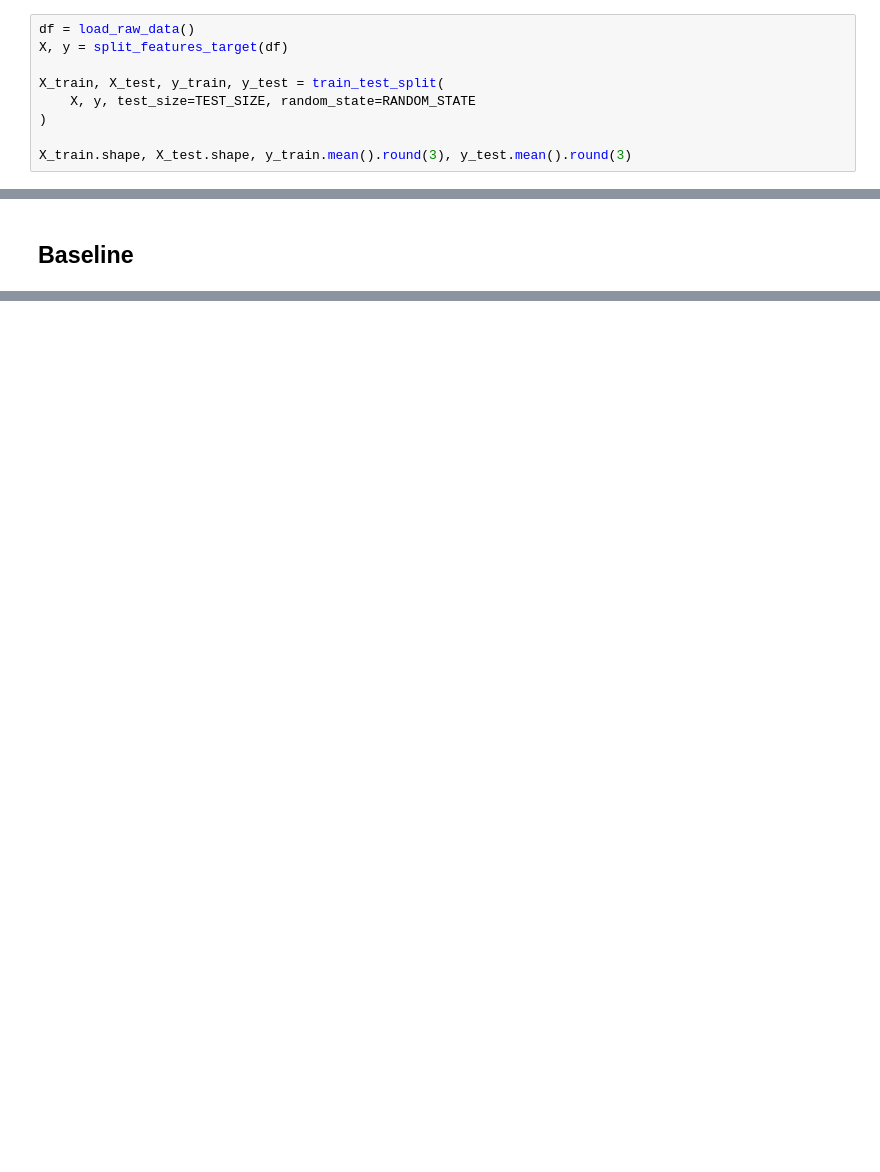
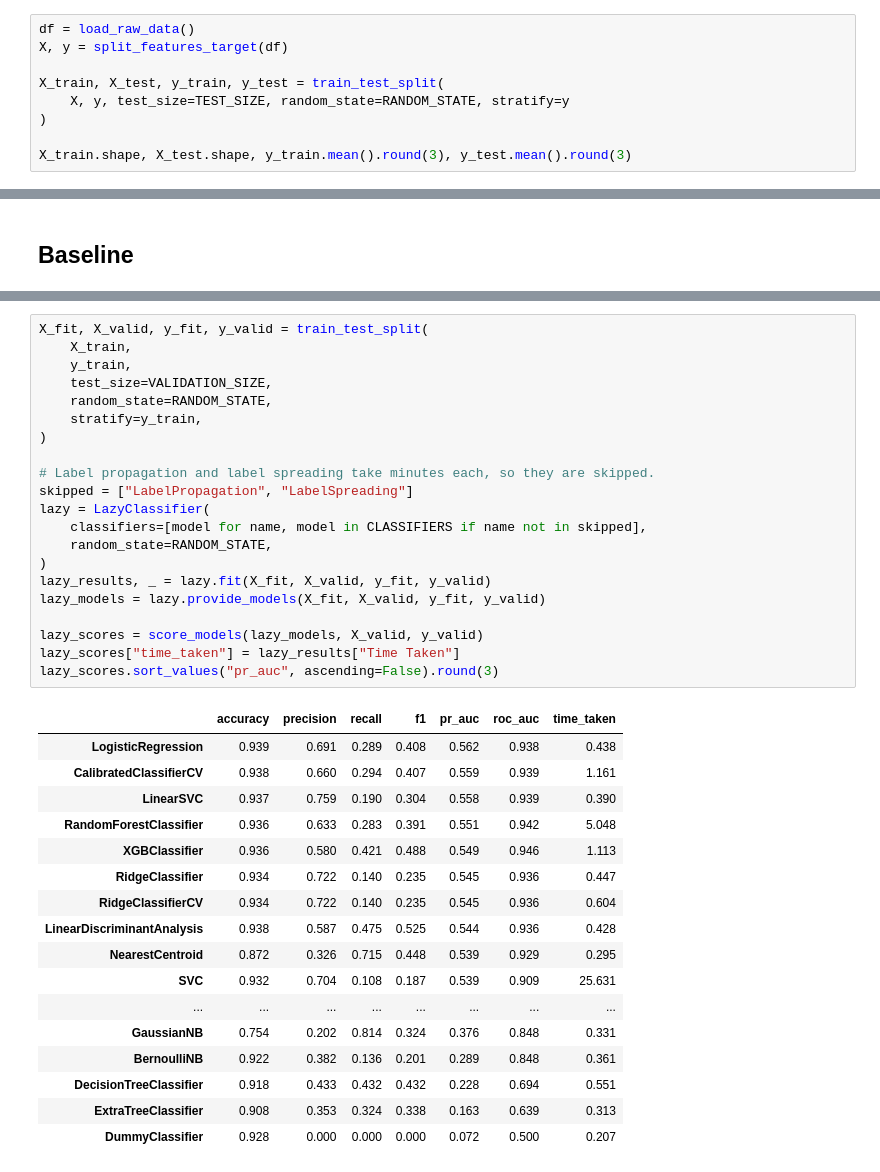
Before and after one commit to roshanbytes/term-deposit-subscription-prediction, a Jupyter notebook: notebooks/modeling/01_model_development.ipynb, the cells around one changed output, grey strips where cells are left out. Saved outputs shown, nothing was run; the diff lists cells and outputs as text; blank space fills up the shorter version.

```diff
--- a/notebooks/modeling/01_model_development.ipynb
+++ b/notebooks/modeling/01_model_development.ipynb
@@ -26,7 +49,7 @@ df = load_raw_data()
 X, y = split_features_target(df)
 
 X_train, X_test, y_train, y_test = train_test_split(
-    X, y, test_size=TEST_SIZE, random_state=RANDOM_STATE
+    X, y, test_size=TEST_SIZE, random_state=RANDOM_STATE, stratify=y
 )
 
 X_train.shape, X_test.shape, y_train.mean().round(3), y_test.mean().round(3)
@@ -62,0 +116,39 @@ Always predicting "no" scores 92.8% accuracy, above the 81% target, and finds ze
+# %%
+X_fit, X_valid, y_fit, y_valid = train_test_split(
+    X_train,
+    y_train,
+    test_size=VALIDATION_SIZE,
+    random_state=RANDOM_STATE,
+    stratify=y_train,
+)
+
+# Label propagation and label spreading take minutes each, so they are skipped.
+skipped = ["LabelPropagation", "LabelSpreading"]
+lazy = LazyClassifier(
+    classifiers=[model for name, model in CLASSIFIERS if name not in skipped],
+    random_state=RANDOM_STATE,
+)
+lazy_results, _ = lazy.fit(X_fit, X_valid, y_fit, y_valid)
+lazy_models = lazy.provide_models(X_fit, X_valid, y_fit, y_valid)
+
+lazy_scores = score_models(lazy_models, X_valid, y_valid)
+lazy_scores["time_taken"] = lazy_results["Time Taken"]
+lazy_scores.sort_values("pr_auc", ascending=False).round(3)
+# %% [output]
+|  | accuracy | precision | recall | f1 | pr_auc | roc_auc | time_taken |
+| LogisticRegression | 0.939 | 0.691 | 0.289 | 0.408 | 0.562 | 0.938 | 0.438 |
+| CalibratedClassifierCV | 0.938 | 0.660 | 0.294 | 0.407 | 0.559 | 0.939 | 1.161 |
+| LinearSVC | 0.937 | 0.759 | 0.190 | 0.304 | 0.558 | 0.939 | 0.390 |
+| RandomForestClassifier | 0.936 | 0.633 | 0.283 | 0.391 | 0.551 | 0.942 | 5.048 |
+| XGBClassifier | 0.936 | 0.580 | 0.421 | 0.488 | 0.549 | 0.946 | 1.113 |
+| RidgeClassifier | 0.934 | 0.722 | 0.140 | 0.235 | 0.545 | 0.936 | 0.447 |
+| RidgeClassifierCV | 0.934 | 0.722 | 0.140 | 0.235 | 0.545 | 0.936 | 0.604 |
+| LinearDiscriminantAnalysis | 0.938 | 0.587 | 0.475 | 0.525 | 0.544 | 0.936 | 0.428 |
+| NearestCentroid | 0.872 | 0.326 | 0.715 | 0.448 | 0.539 | 0.929 | 0.295 |
+| SVC | 0.932 | 0.704 | 0.108 | 0.187 | 0.539 | 0.909 | 25.631 |
+| ... | ... | ... | ... | ... | ... | ... | ... |
+| GaussianNB | 0.754 | 0.202 | 0.814 | 0.324 | 0.376 | 0.848 | 0.331 |
+| BernoulliNB | 0.922 | 0.382 | 0.136 | 0.201 | 0.289 | 0.848 | 0.361 |
+| DecisionTreeClassifier | 0.918 | 0.433 | 0.432 | 0.432 | 0.228 | 0.694 | 0.551 |
+| ExtraTreeClassifier | 0.908 | 0.353 | 0.324 | 0.338 | 0.163 | 0.639 | 0.313 |
+| DummyClassifier | 0.928 | 0.000 | 0.000 | 0.000 | 0.072 | 0.500 | 0.207 |
```
Also changed, not shown: parts of 59 cells of this notebook, 3 other files.
